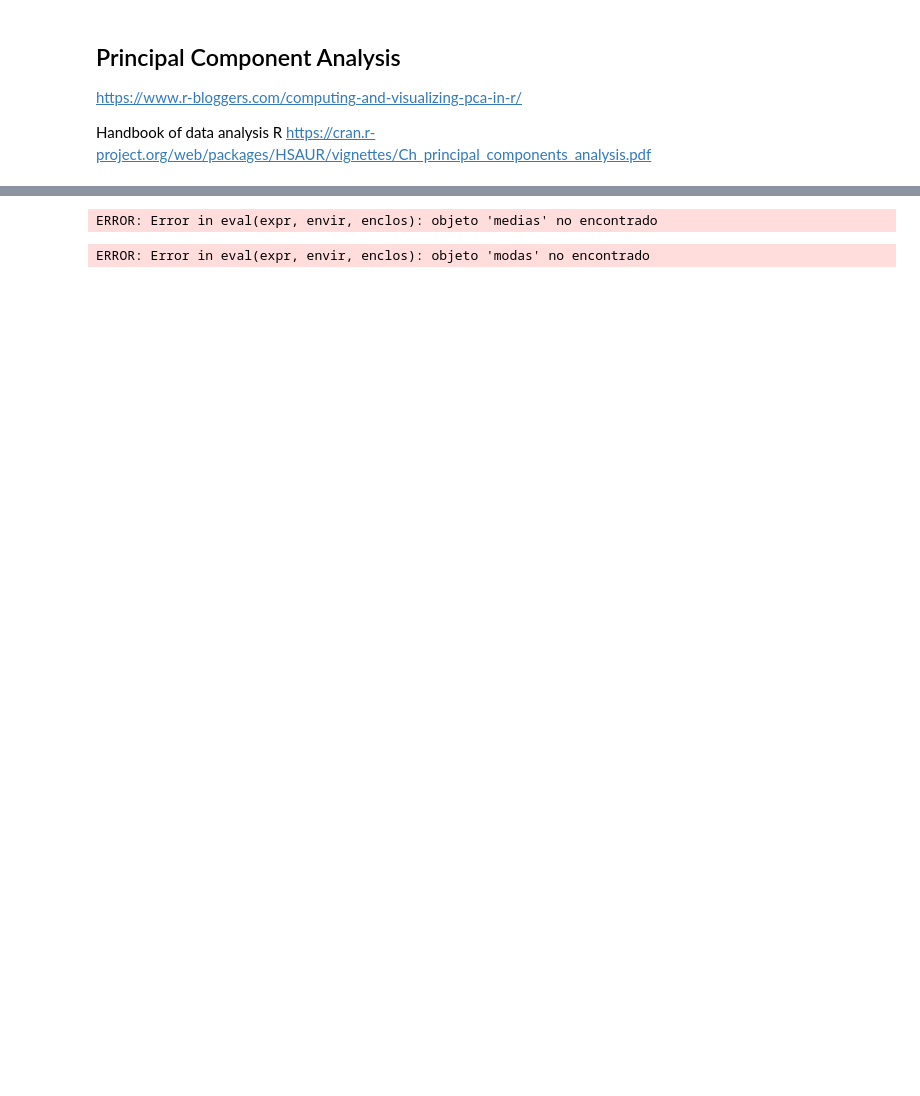
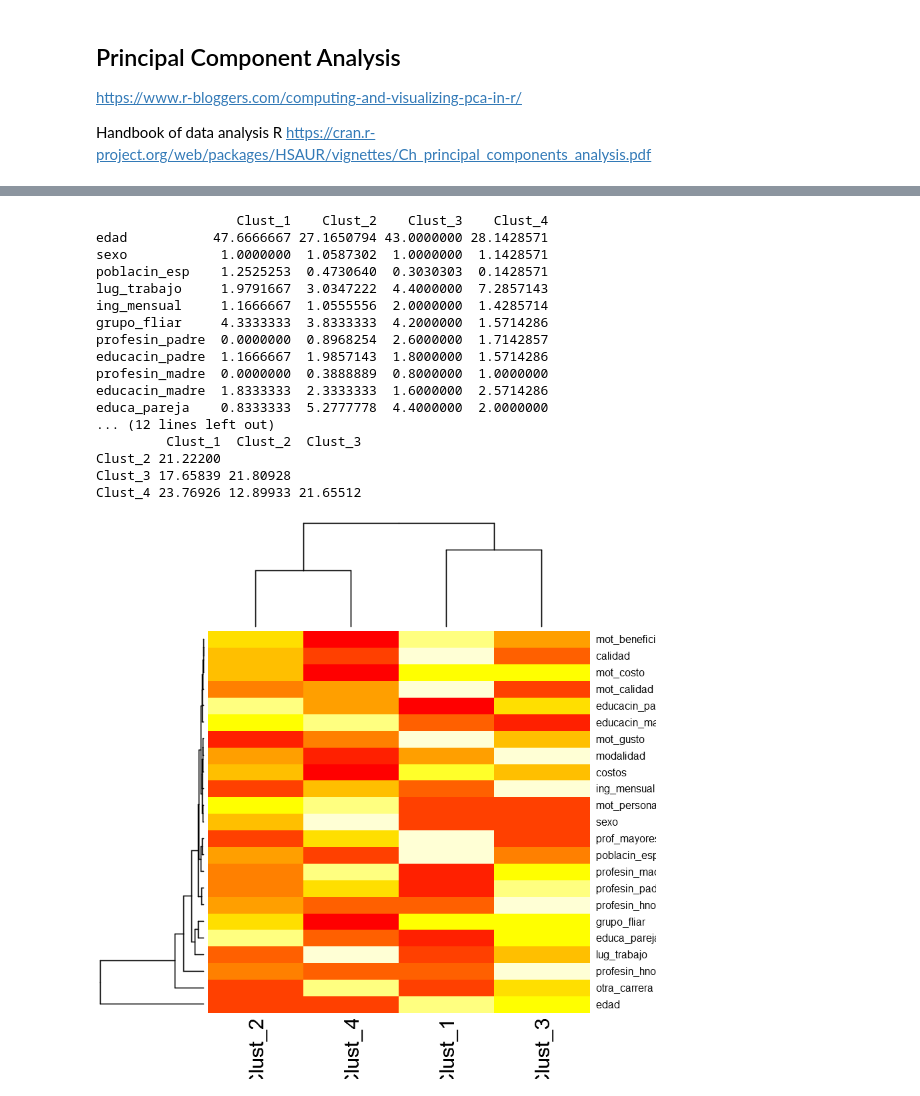
Before and after one commit to Yagwar/TAMD, a Jupyter notebook: Analisis de corresponencias.ipynb, the cells around one changed output, grey strips where cells are left out. Saved outputs shown, nothing was run; the diff lists cells and outputs as text; code cells hidden in the pictures; blank space fills up the shorter version.

```diff
--- a/Analisis de corresponencias.ipynb
+++ b/Analisis de corresponencias.ipynb
@@ -265,17 +270,17 @@ ERROR: Error in eval(expr, envir, enclos): objeto 'test.pca' no encontrado
 # %%
-modas=matrix(ncol = 4,nrow = length(colnames(test3)))
+modas=matrix(ncol = 4,nrow = length(colnames(data_pca)))
 colnames(modas)=c("Clust_1","Clust_2","Clust_3","Clust_4")
-rownames(modas)=colnames(test3)
+rownames(modas)=colnames(data_pca)
 medias=modas
 
 for(i in 1:max(groups)){
     print(paste("*************","Cluster",i,"*************"))
-    for (j in 1:ncol(test3)){
-        barplot(table(test3[groups==i,j]),main=colnames(test3)[j])
-        modas[j,i]=getmode(test3[groups==i,j])
-        medias[j,i]=mean(test3[groups==i,j])
+    for (j in 1:ncol(data_pca)){
+        #barplot(table(data_pca[groups==i,j]),main=colnames(data_pca)[j])
+        modas[j,i]=getmode(data_pca[groups==i,j])
+        medias[j,i]=mean(data_pca[groups==i,j])
     }
-    print(summary(test3[groups==i,]))
+    print(summary(data_pca[groups==i,]))
     print(paste("*************","Cluster",i,"*************"))
 }
 # %% [output]
@@ -283,8 +304,23 @@ ERROR: Error in is.data.frame(x): objeto 'test3' no encontrado
-# %%
-medias
-# %% [output]
-ERROR: Error in eval(expr, envir, enclos): objeto 'medias' no encontrado
-# %%
-modas
-# %% [output]
-ERROR: Error in eval(expr, envir, enclos): objeto 'modas' no encontrado
+# %%
+print(medias)
+print(dist(t(medias)))
+heatmap(medias)
+# %% [output]
+                  Clust_1    Clust_2    Clust_3    Clust_4
+edad           47.6666667 27.1650794 43.0000000 28.1428571
+sexo            1.0000000  1.0587302  1.0000000  1.1428571
+poblacin_esp    1.2525253  0.4730640  0.3030303  0.1428571
+lug_trabajo     1.9791667  3.0347222  4.4000000  7.2857143
+ing_mensual     1.1666667  1.0555556  2.0000000  1.4285714
+grupo_fliar     4.3333333  3.8333333  4.2000000  1.5714286
+profesin_padre  0.0000000  0.8968254  2.6000000  1.7142857
+educacin_padre  1.1666667  1.9857143  1.8000000  1.5714286
+profesin_madre  0.0000000  0.3888889  0.8000000  1.0000000
+educacin_madre  1.8333333  2.3333333  1.6000000  2.5714286
+educa_pareja    0.8333333  5.2777778  4.4000000  2.0000000
+... (12 lines left out)
+         Clust_1  Clust_2  Clust_3
+Clust_2 21.22200
+Clust_3 17.65839 21.80928
+Clust_4 23.76926 12.89933 21.65512
+[figure, added]
```
Also changed, not shown: parts of 12 cells of this notebook.
